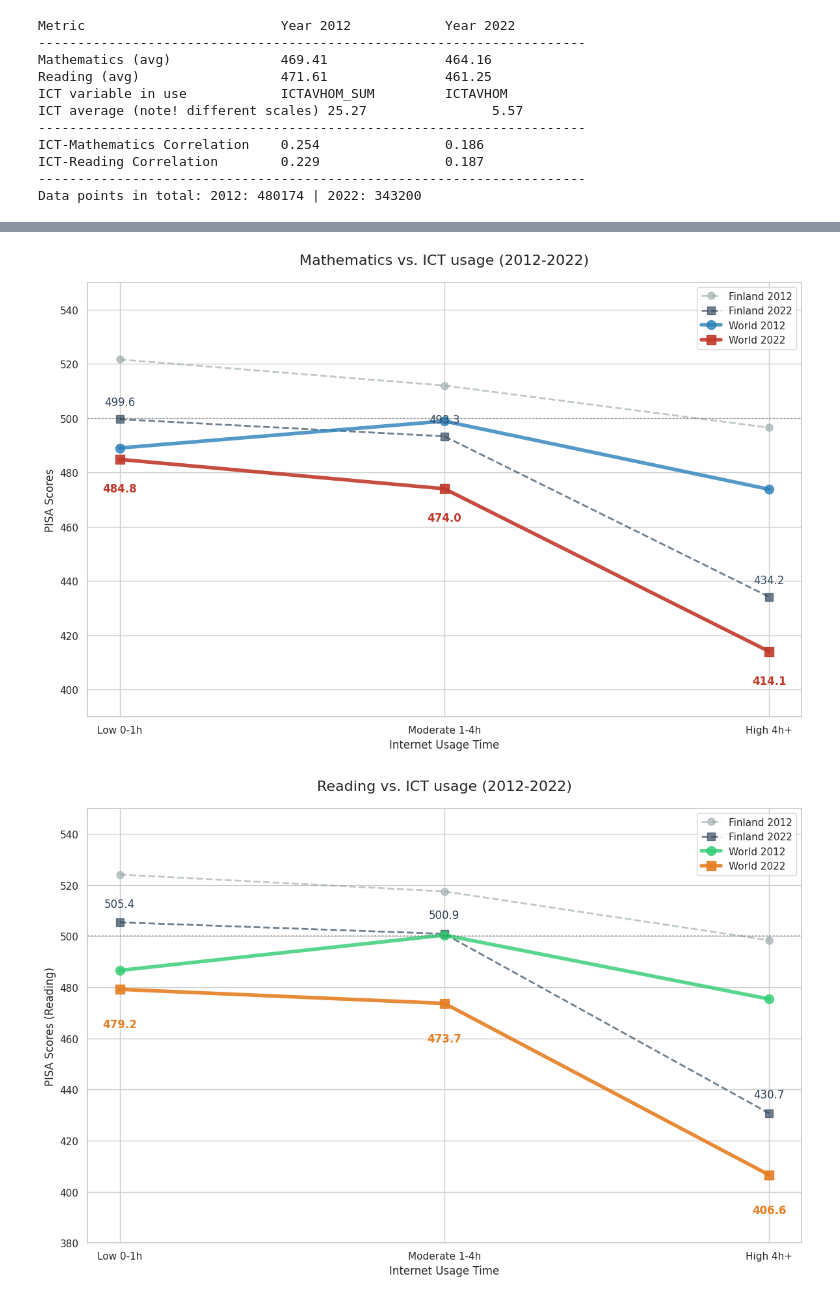
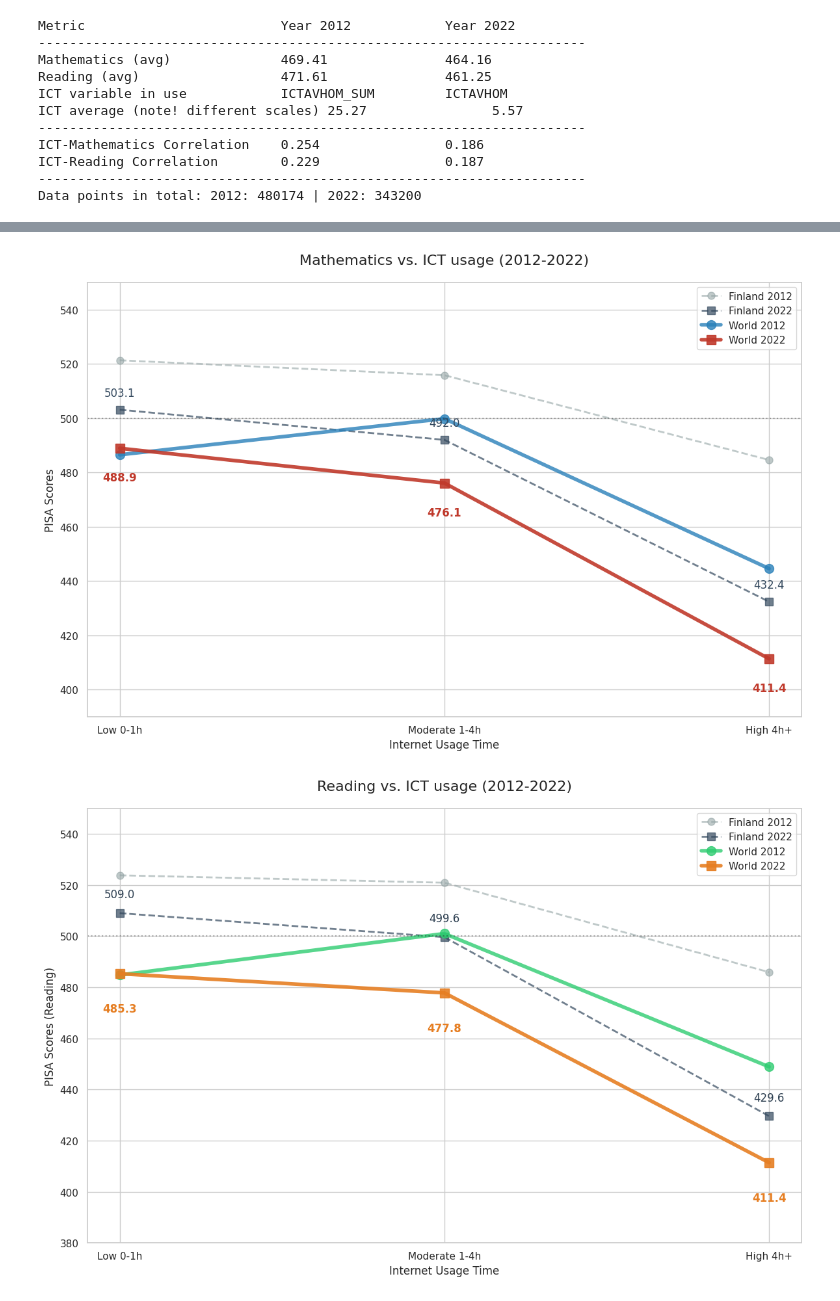
Before and after one commit to NiinaVahatalo/big-data-project, a Jupyter notebook: notebooks/global.ipynb, the cells around one changed output, grey strips where cells are left out. Cells and saved outputs as stored; diff of their text form; code cells hidden in the pictures.

```diff
--- a/notebooks/global.ipynb
+++ b/notebooks/global.ipynb
@@ -263,12 +284,12 @@ import seaborn as sns
 usage_labels = ['Low 0-1h', 'Moderate 1-4h', 'High 4h+']
 
 # Finnish results
-fin_2012 = [521.6, 512.0, 496.5]
-fin_2022 = [499.6, 493.3, 434.2]
+fin_2012 = [521.3, 515.8, 484.6]
+fin_2022 = [503.1, 492.0, 432.4]
 
 # Global results
-glob_2012 = [489.0, 498.9, 473.8]
-glob_2022 = [484.8, 474.0, 414.1]
+glob_2012 = [486.5, 499.8, 444.6]
+glob_2022 = [488.9, 476.1, 411.4]
 
 plt.figure(figsize=(12, 8))
 sns.set_theme(style="whitegrid")
@@ -300,7 +321,7 @@ plt.axhline(500, color='black', linestyle=':', alpha=0.3)
 plt.tight_layout()
 plt.show()
 # %% [output]
-[figure, old version]
+[figure, new version]
 # %%
 import matplotlib.pyplot as plt
 import seaborn as sns
@@ -309,41 +330,41 @@ import seaborn as sns
 usage_labels = ['Low 0-1h', 'Moderate 1-4h', 'High 4h+']
 
 # Finnish results (Reading)
-fin_read_2012 = [524.1, 517.5, 498.4]
-fin_read_2022 = [505.4, 500.9, 430.7]
+fin_read_2012 = [523.8, 520.9, 485.9]
+fin_read_2022 = [509.0, 499.6, 429.6]
 
 # Global results (Reading)
-glob_read_2012 = [486.6, 500.4, 475.4]
-glob_read_2022 = [479.2, 473.7, 406.6]
+glob_read_2012 = [484.8, 501.0, 448.9]
+glob_read_2022 = [485.3, 477.8, 411.4]
 
 plt.figure(figsize=(12, 8))
 sns.set_theme(style="whitegrid")
 
 
 plt.plot(usage_labels, fin_read_2012, marker='o', markersize=8, linewidth=2, linestyle='--',
          color='#95a5a6', label='Finland 2012', alpha=0.6)
 plt.plot(usage_labels, fin_read_2022, marker='s', markersize=8, linewidth=2, linestyle='--',
          color='#34495e', label='Finland 2022', alpha=0.7)
 
 
 plt.plot(usage_labels, glob_read_2012, marker='o', markersize=10, linewidth=4, color='#2ecc71', label='World 2012', alpha=0.8)
 plt.plot(usage_labels, glob_read_2022, marker='s', markersize=10, linewidth=4, color='#e67e22', label='World 2022', alpha=0.9)
 
 
 for i, val in enumerate(fin_read_2022):
     plt.text(i, val + 6, f'{val}', ha='center', color='#2c3e50')
 for i, val in enumerate(glob_read_2022):
     plt.text(i, val - 15, f'{val}', ha='center', color='#e67e22', fontweight='bold')
 
 # Muotoilu
 plt.title('Reading vs. ICT usage (2012-2022)', fontsize=16, pad=20)
 plt.ylabel('PISA Scores (Reading)', fontsize=12)
 plt.xlabel('Internet Usage Time', fontsize=12)
 plt.ylim(380, 550)
 plt.legend(loc='upper right', fontsize=11)
 plt.axhline(500, color='black', linestyle=':', alpha=0.3)
 
 plt.tight_layout()
 plt.show()
 # %% [output]
-[figure, old version]
+[figure, new version]
```
Also changed, not shown: parts of 3 cells of this notebook, 4 other files.
